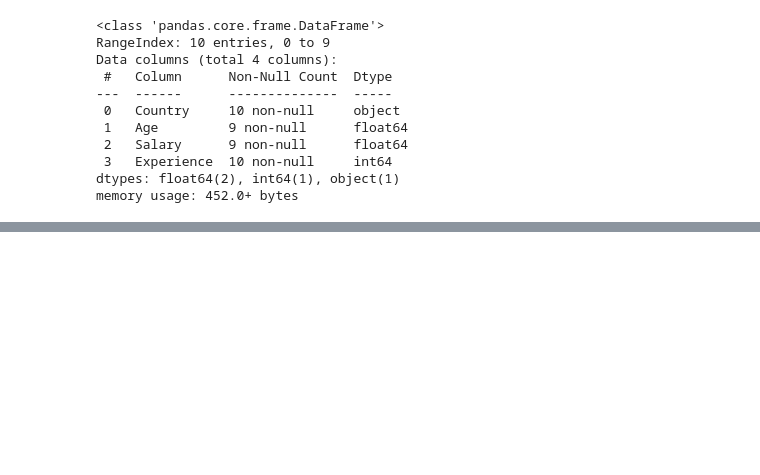
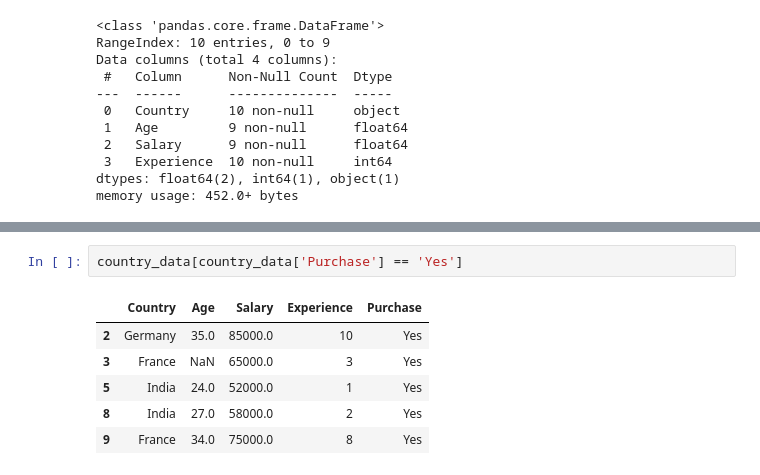
Before and after one commit to Vinay2080/JupyterProject, a Jupyter notebook: machine_learning_lab/experiment one/experiment_one.ipynb, the cells around one changed output, grey strips where cells are left out. Drawn from its saved outputs; the diff is of its cells as text; blank space fills up the shorter version.

```diff
--- a/machine_learning_lab/experiment one/experiment_one.ipynb
+++ b/machine_learning_lab/experiment one/experiment_one.ipynb
@@ -359,0 +402,9 @@ memory usage: 452.0+ bytes
+# %%
+country_data[country_data['Purchase'] == 'Yes']
+# %% [output]
+|  | Country | Age | Salary | Experience | Purchase |
+| 2 | Germany | 35.0 | 85000.0 | 10 | Yes |
+| 3 | France | NaN | 65000.0 | 3 | Yes |
+| 5 | India | 24.0 | 52000.0 | 1 | Yes |
+| 8 | India | 27.0 | 58000.0 | 2 | Yes |
+| 9 | France | 34.0 | 75000.0 | 8 | Yes |
```
Also changed, not shown: parts of 22 cells of this notebook, 1 other file.
